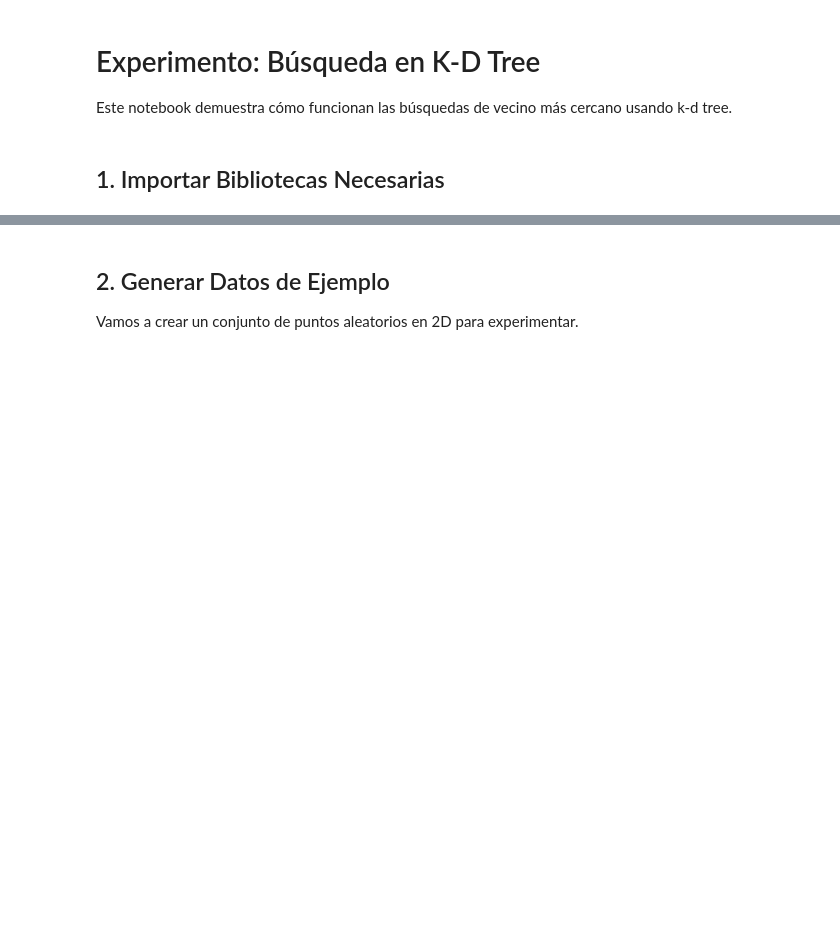
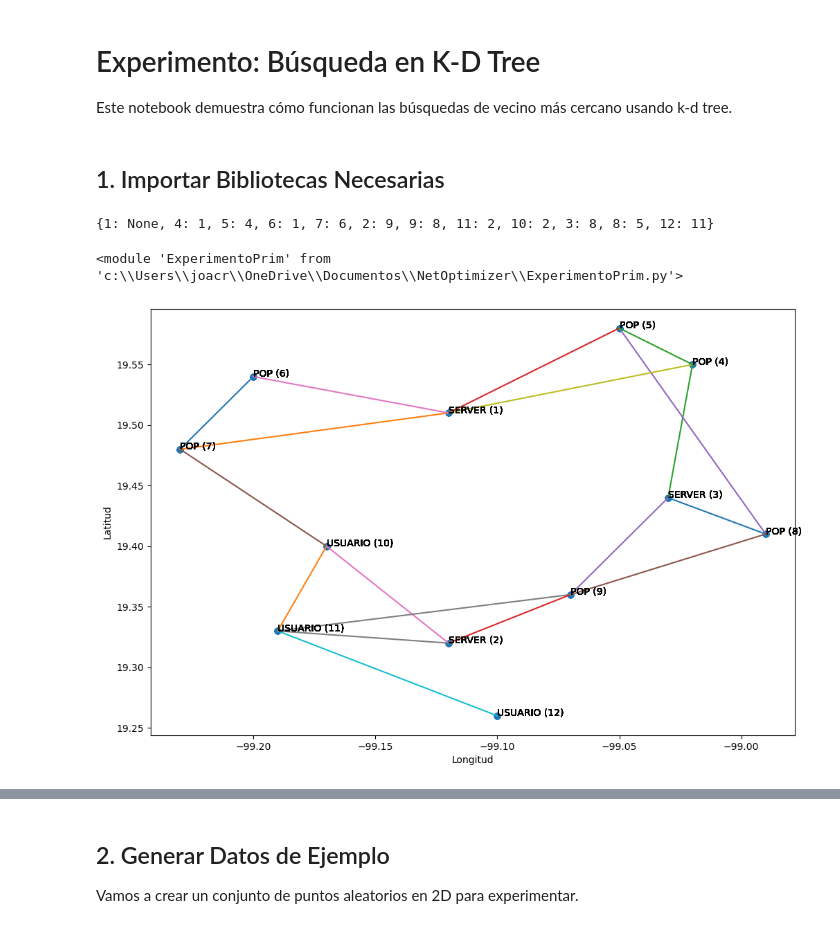
Before and after one commit to cristoredentor/NetOptimizer, a Jupyter notebook: Experimento_KD.ipynb, the cells around one changed output, grey strips where cells are left out. Drawn from its saved outputs; the diff is of its cells as text; code cells hidden in the pictures; blank space fills up the shorter version.

Commit message:
Experimento con Prim

```diff
--- a/Experimento_KD.ipynb
+++ b/Experimento_KD.ipynb
@@ -18,8 +18,62 @@ import time
 import math
 
 # Leer y ejecutar el archivo KD-tree.py directamente
-with open('KD-tree.py', 'r', encoding='utf-8') as f:
+with open('KD_tree.py', 'r', encoding='utf-8') as f:
     exec(f.read())
 
 # Configurar visualizaciones
 plt.rcParams['figure.figsize'] = (12, 8)
+# %%
+import importlib
+import ExperimentoPrim
+
+importlib.reload(ExperimentoPrim)
+# %% [output]
+{1: None, 4: 1, 5: 4, 6: 1, 7: 6, 2: 9, 9: 8, 11: 2, 10: 2, 3: 8, 8: 5, 12: 11}
+<module 'ExperimentoPrim' from 'c:\\Users\\joacr\\OneDrive\\Documentos\\NetOptimizer\\ExperimentoPrim.py'>
+# %%
+import matplotlib.pyplot as plt
+import ExperimentoPrim
+import Grafo
+
+grafo = Grafo.Grafo()
+
+x = []
+y = []
+
+nodos = ExperimentoPrim.insertaNodos()
+grafoC = ExperimentoPrim.insertaElementos(grafo)
+conexiones = ExperimentoPrim.conexiones(grafo)
+direcciones = ExperimentoPrim.conexiones_con_pos(conexiones)
+
+# NODOS
+for tipo, latitud, longitud, id, _ in nodos:
+
+    x.append(longitud)
+    y.append(latitud)
+
+    plt.text(
+        longitud,
+        latitud,
+        f"{tipo} ({id})"
+    )
+
+# ARISTAS
+for origen, destino in direcciones:
+
+    lat1, lon1 = origen
+    lat2, lon2 = destino
+
+    plt.plot(
+        [lon1, lon2],
+        [lat1, lat2]
+    )
+
+plt.scatter(x, y)
+
+plt.xlabel("Longitud")
+plt.ylabel("Latitud")
+
+plt.show()
+# %% [output]
+[figure, added]
```
Also changed, not shown: parts of 1 cell of this notebook, 2 other files.
